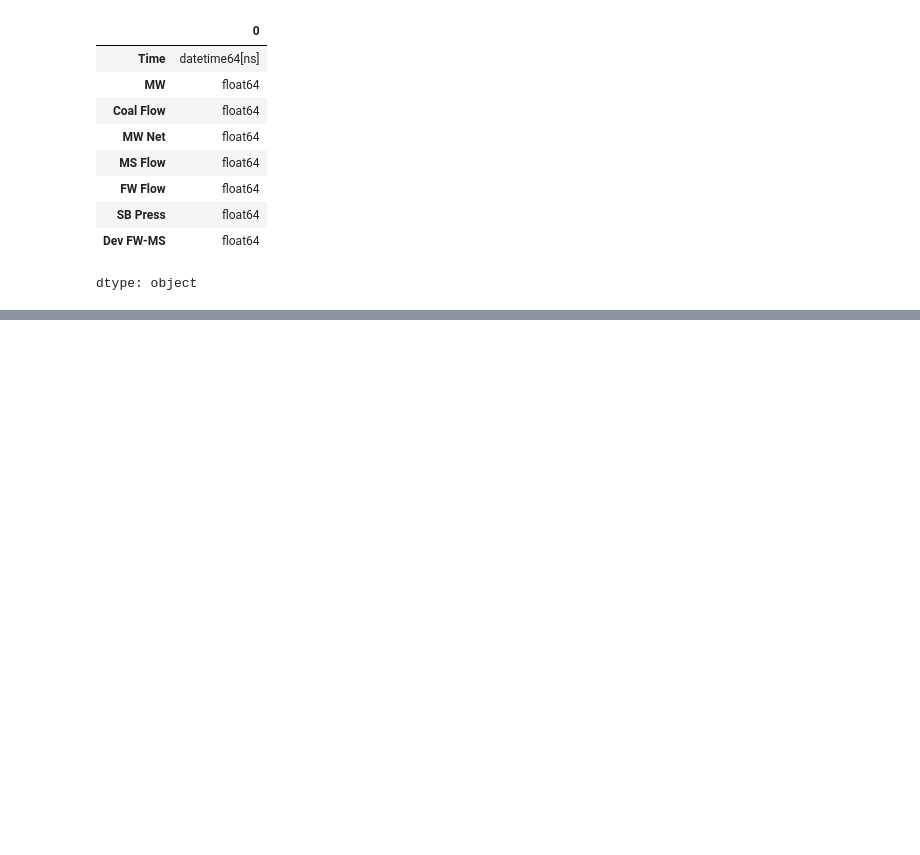
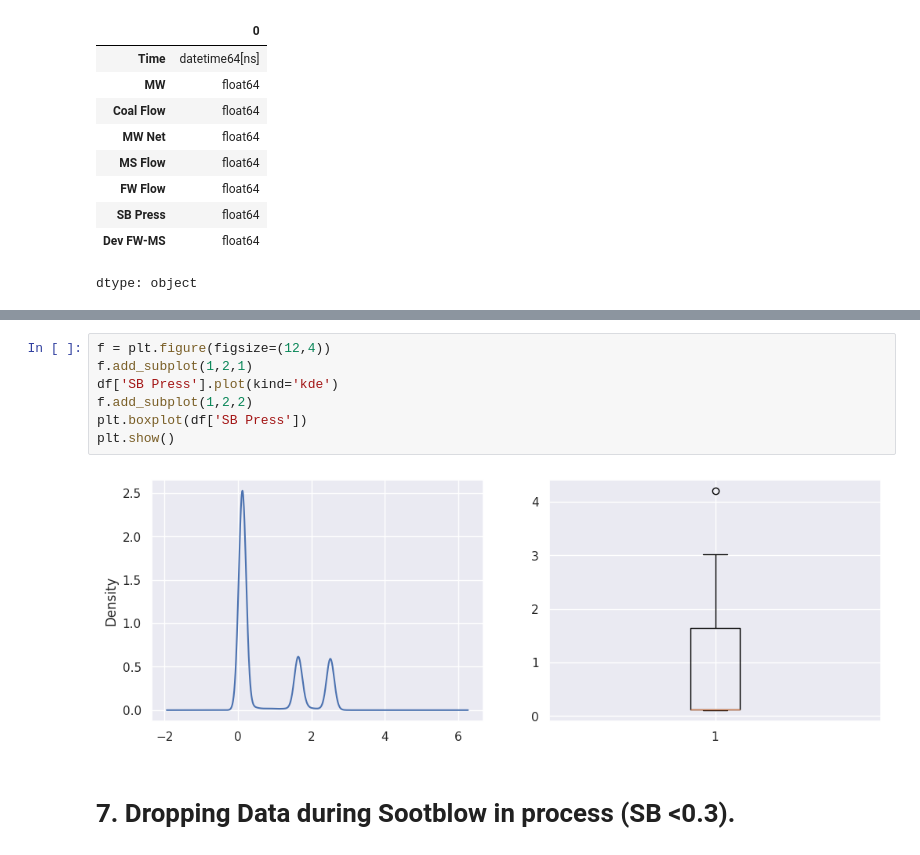
Before and after one commit to johanpowereng/belajar-machine-learning, a Jupyter notebook: Deviation_FW_MS_Flow.ipynb, the cells around one changed output, grey strips where cells are left out. Drawn from its saved outputs; the diff is of its cells as text; blank space fills up the shorter version.

```diff
--- a/Deviation_FW_MS_Flow.ipynb
+++ b/Deviation_FW_MS_Flow.ipynb
@@ -49,0 +118,11 @@ dtype: object
+# %%
+f = plt.figure(figsize=(12,4))
+f.add_subplot(1,2,1)
+df['SB Press'].plot(kind='kde')
+f.add_subplot(1,2,2)
+plt.boxplot(df['SB Press'])
+plt.show()
+# %% [output]
+[figure, added]
+# %% [markdown]
+# 7. Dropping Data during Sootblow in process (SB <0.3).
```
Also changed, not shown: parts of 15 cells of this notebook.
